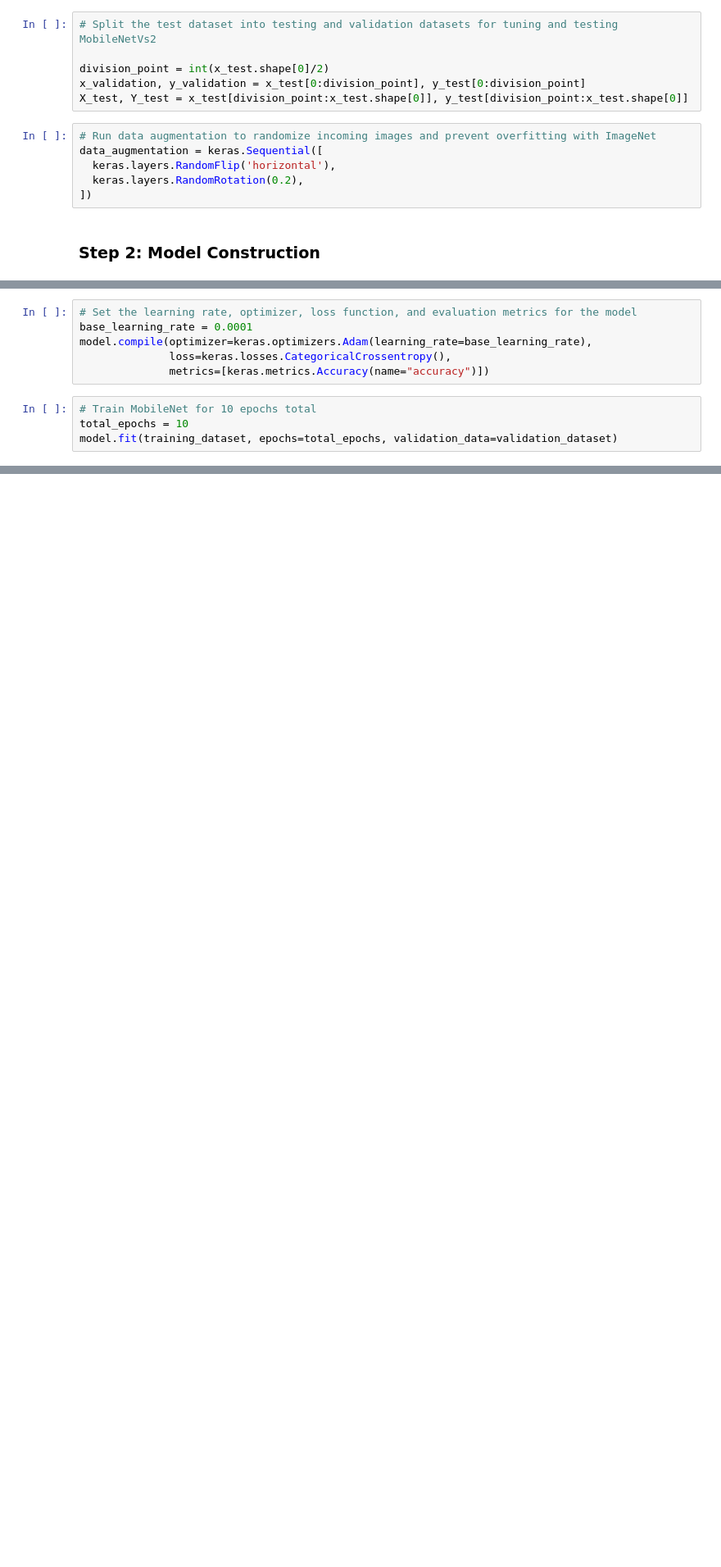
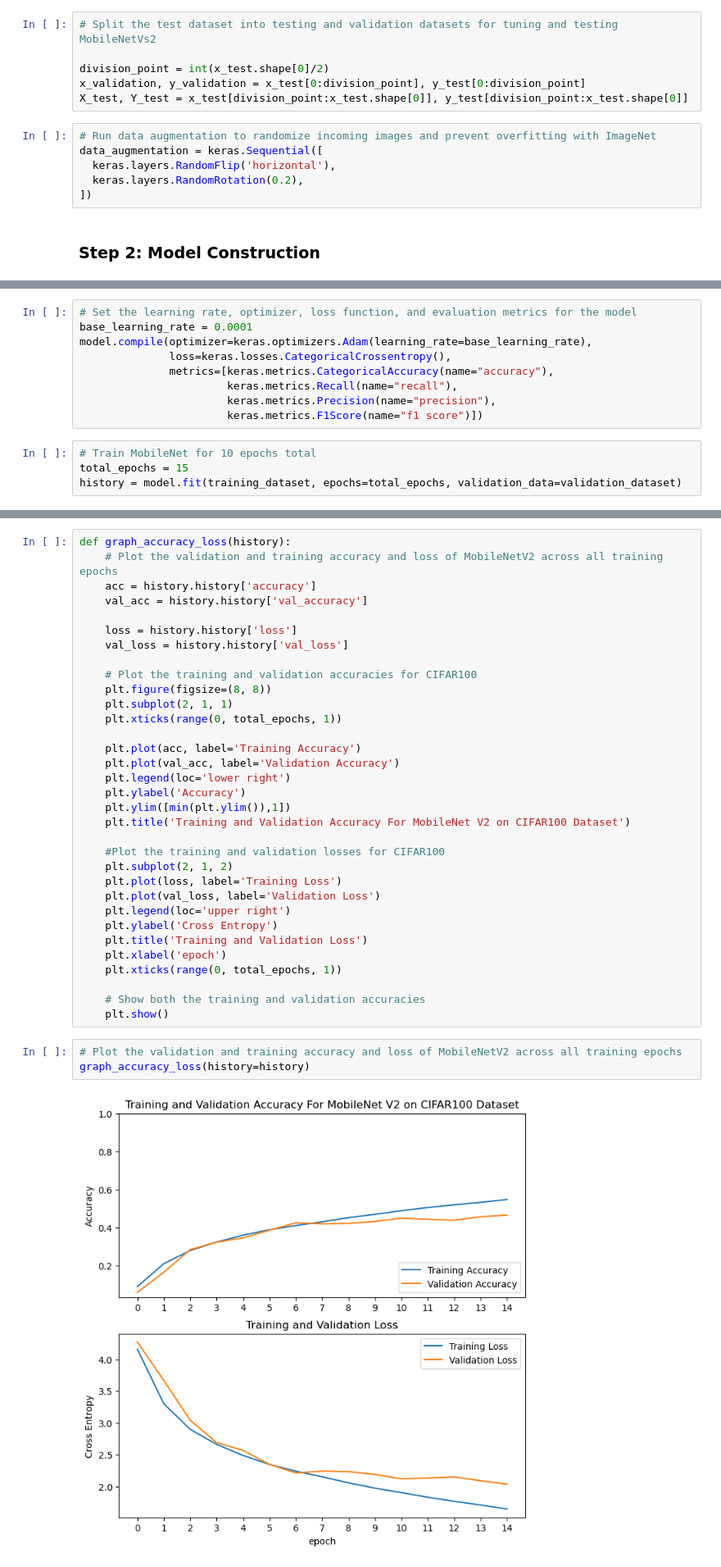
Before and after one commit to nikopedraza/EGCP597-AI-ML-on-Hardware, a Jupyter notebook: Assignment1_AdamTorek.ipynb, the cells around one changed output, grey strips where cells are left out. Shown: that part at 82% size. Drawn from its saved outputs; the diff is of its cells as text; blank space fills up the shorter version.

```diff
--- a/Assignment1_AdamTorek.ipynb
+++ b/Assignment1_AdamTorek.ipynb
@@ -173,9 +207,12 @@ Model: "functional_5"
 base_learning_rate = 0.0001
 model.compile(optimizer=keras.optimizers.Adam(learning_rate=base_learning_rate),
               loss=keras.losses.CategoricalCrossentropy(),
-              metrics=[keras.metrics.Accuracy(name="accuracy")])
+              metrics=[keras.metrics.CategoricalAccuracy(name="accuracy"),
+                       keras.metrics.Recall(name="recall"),
+                       keras.metrics.Precision(name="precision"),
+                       keras.metrics.F1Score(name="f1 score")])
 # %%
 # Train MobileNet for 10 epochs total
-total_epochs = 10
-model.fit(training_dataset, epochs=total_epochs, validation_data=validation_dataset)
+total_epochs = 15
+history = model.fit(training_dataset, epochs=total_epochs, validation_data=validation_dataset)
 # %% [output]
@@ -293 +238,39 @@ Epoch 10/10
 model.save_weights(filepath="checkpoints/train/MobileNetV2_CIFAR100.weights.h5", overwrite=True)
+# %%
+def graph_accuracy_loss(history):
+    # Plot the validation and training accuracy and loss of MobileNetV2 across all training epochs
+    acc = history.history['accuracy']
+    val_acc = history.history['val_accuracy']
+
+    loss = history.history['loss']
+    val_loss = history.history['val_loss']
+
+    # Plot the training and validation accuracies for CIFAR100
+    plt.figure(figsize=(8, 8))
+    plt.subplot(2, 1, 1)
+    plt.xticks(range(0, total_epochs, 1))
+
+    plt.plot(acc, label='Training Accuracy')
+    plt.plot(val_acc, label='Validation Accuracy')
+    plt.legend(loc='lower right')
+    plt.ylabel('Accuracy')
+    plt.ylim([min(plt.ylim()),1])
+    plt.title('Training and Validation Accuracy For MobileNet V2 on CIFAR100 Dataset')
+
+    #Plot the training and validation losses for CIFAR100
+    plt.subplot(2, 1, 2)
+    plt.plot(loss, label='Training Loss')
+    plt.plot(val_loss, label='Validation Loss')
+    plt.legend(loc='upper right')
+    plt.ylabel('Cross Entropy')
+    plt.title('Training and Validation Loss')
+    plt.xlabel('epoch')
+    plt.xticks(range(0, total_epochs, 1))
+
+    # Show both the training and validation accuracies
+    plt.show()
+# %%
+# Plot the validation and training accuracy and loss of MobileNetV2 across all training epochs
+graph_accuracy_loss(history=history)
+# %% [output]
+[figure, added]
```
Also changed, not shown: parts of 20 cells of this notebook, 2 other files.
